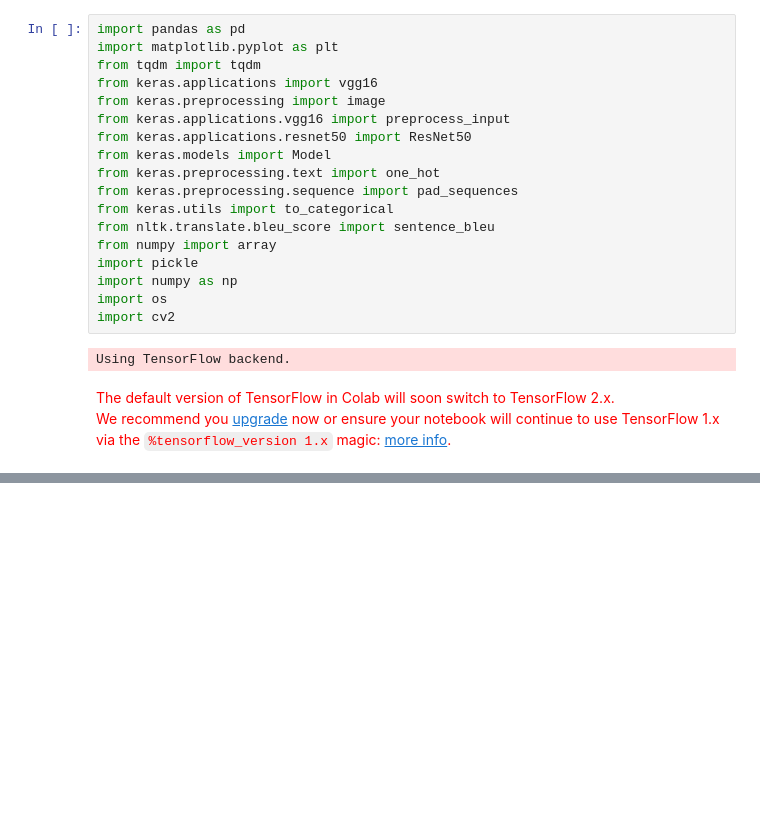
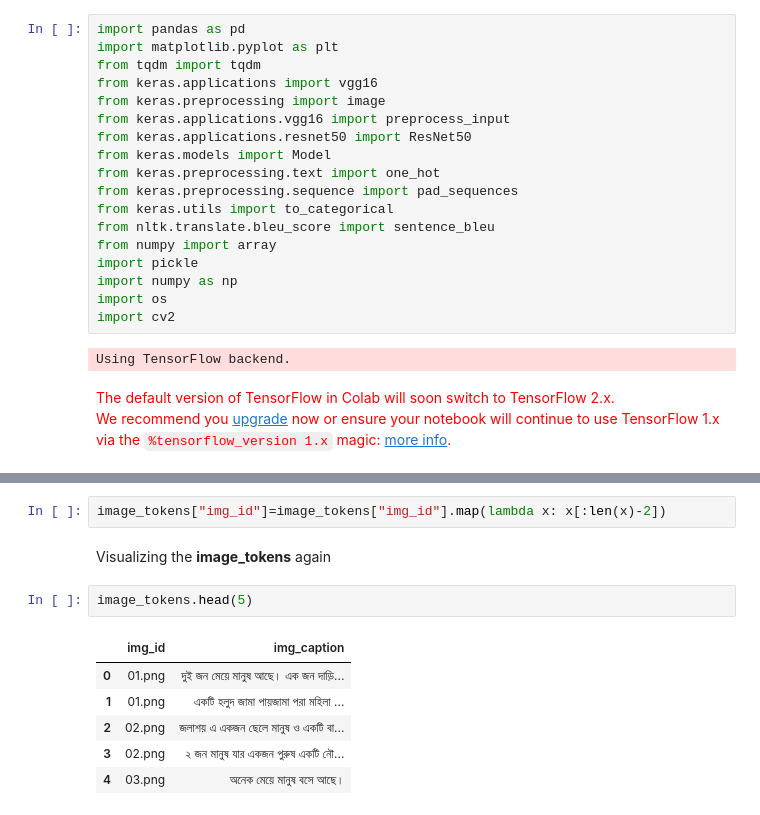
Before and after one commit to Shifath472533/All-Image-captioning-models-and-links-for-data-sets-in-Bangla, a Jupyter notebook: ResNet_Bangla_with_CNN.ipynb, the cells around one changed output, grey strips where cells are left out. Drawn from its saved outputs; the diff is of its cells as text; blank space fills up the shorter version.

```diff
--- a/ResNet_Bangla_with_CNN.ipynb
+++ b/ResNet_Bangla_with_CNN.ipynb
@@ -37,0 +95,13 @@ We recommend you upgrade now or ensure your notebook will continue to use Tensor
+# %%
+image_tokens["img_id"]=image_tokens["img_id"].map(lambda x: x[:len(x)-2])
+# %% [markdown]
+Visualizing the <b>image_tokens</b> again
+# %%
+image_tokens.head(5)
+# %% [output]
+|  | img_id | img_caption |
+| 0 | 01.png | দুই জন মেয়ে মানুষ আছে। এক জন দাড়ি... |
+| 1 | 01.png | একটি হলুদ জামা পায়জামা পরা মহিলা ... |
+| 2 | 02.png | জলাশয় এ একজন ছেলে মানুষ ও একটি বা... |
+| 3 | 02.png | ২ জন মানুষ যার একজন পুরুষ একটি নৌ... |
+| 4 | 03.png | অনেক মেয়ে মানুষ বসে আছে। |
```
Also changed, not shown: parts of 11 cells of this notebook.
